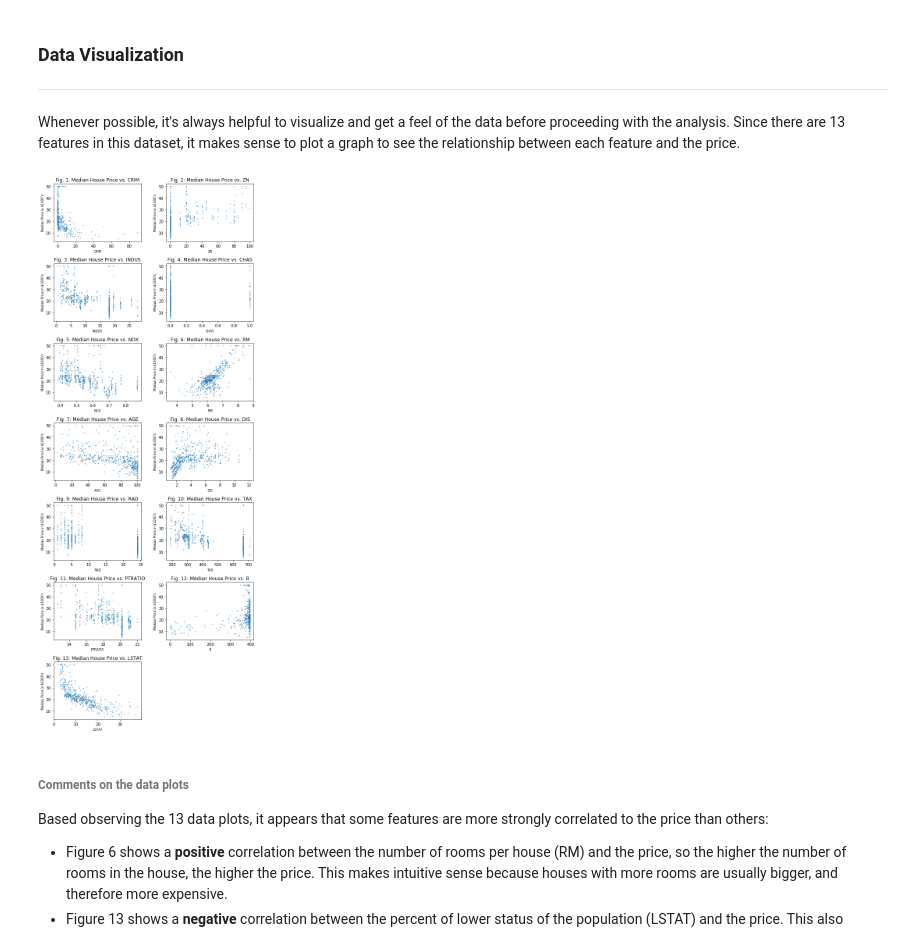
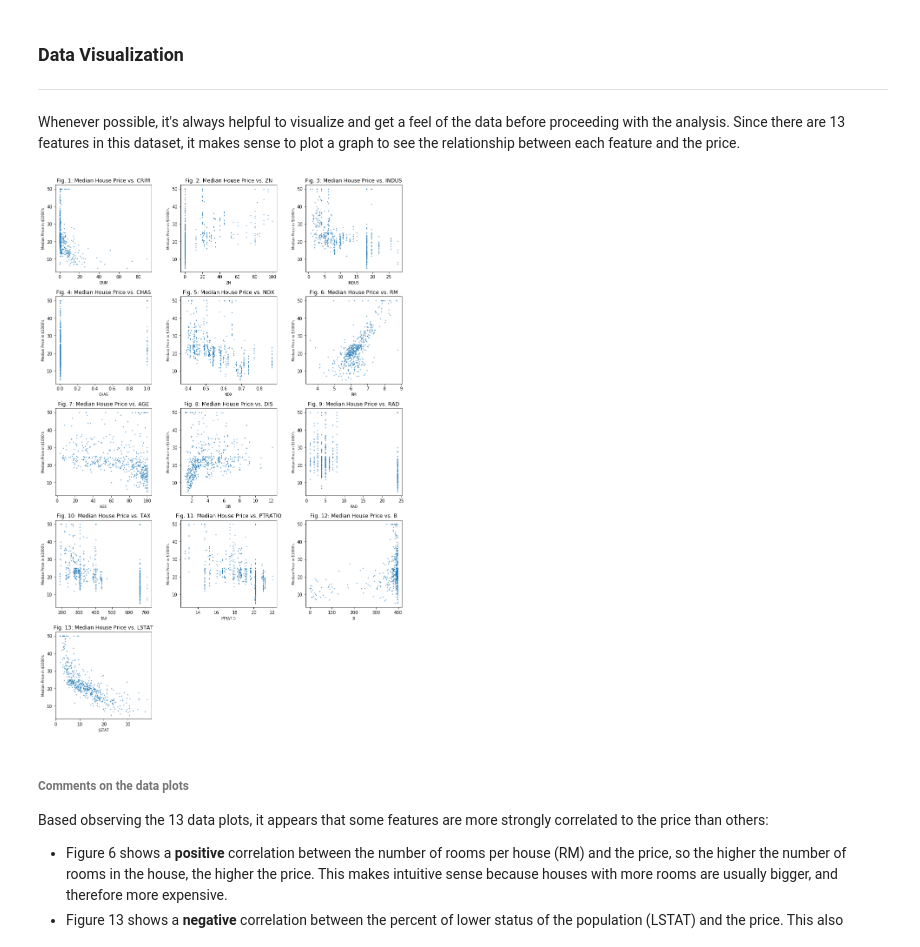
Before and after one commit to alanli-ca/machine-learning-projects, a Jupyter notebook: Boston Housing Prices Prediction.ipynb, the cells around one changed output. Drawn from its saved outputs; the diff is of its cells as text; code cells hidden in the pictures.

```diff
--- a/Boston Housing Prices Prediction.ipynb
+++ b/Boston Housing Prices Prediction.ipynb
@@ -33,36 +34,36 @@ Whenever possible, it's always helpful to visualize and get a feel of the data b
 from sklearn import datasets
 import matplotlib.pyplot as plt
 import numpy as np
 np.random.seed(10)
 np.set_printoptions(formatter={'float': lambda x: "{0:0.2f}".format(x)})
 
 def load_data():
     boston = datasets.load_boston()
     X = boston.data
     y = boston.target
     features = boston.feature_names
     return X, y, features
 
 def visualize(X, y, features):
-    fig = plt.figure(figsize=(8, 20))
+    fig = plt.figure(figsize=(12, 18))
     feature_count = X.shape[1]
 
     for i in range(feature_count):
-        ax = fig.add_subplot(7, 2, i + 1)
+        ax = fig.add_subplot(5, 3, i + 1)
         ax.scatter(X[:, i], y, s=1)
         ax.set_xlabel(features[i], fontsize=8)
         ax.set_ylabel("Median Price in $1000's", fontsize=8)
         ax.set_title("Fig. {}: Median House Price vs. ".format(i + 1) + features[i], fontsize=12)
     plt.tight_layout()
     plt.show()
 
 # load the data
 X, y, features = load_data()
 
 # plot the relationship between each feature and the price
 visualize(X, y, features)
 # %% [output]
-[figure, old version]
+[figure, new version]
 # %% [markdown]
 ###### Comments on the data plots
 Based observing the 13 data plots, it appears that some features are more strongly correlated to the price than others:
```
Also changed, not shown: parts of 7 cells of this notebook.
